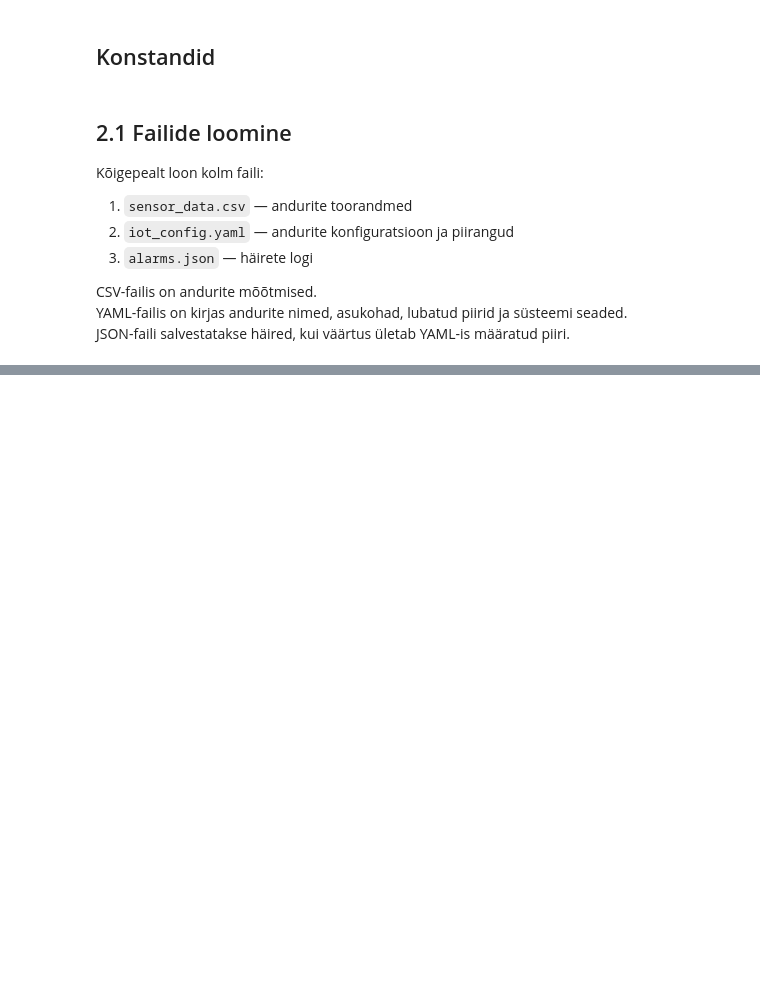
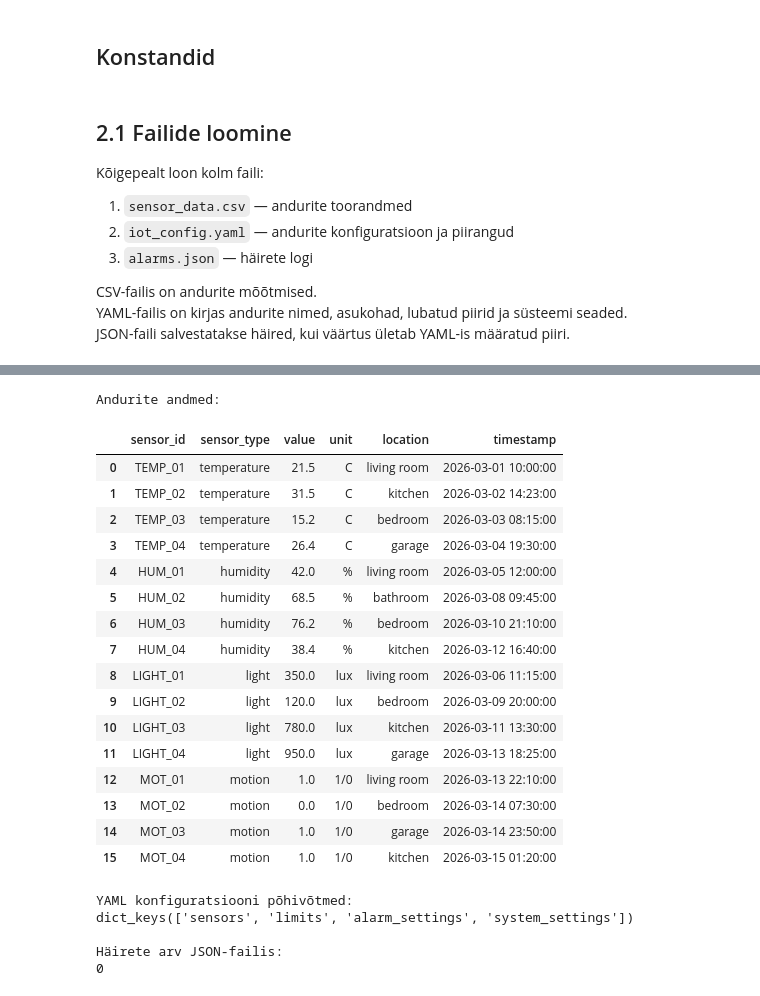
Before and after one commit to gloofys/programmeerimisealusedpython, a Jupyter notebook: programmeerimine/Task5_Brosman.ipynb, the cells around one changed output, grey strips where cells are left out. Saved outputs shown, nothing was run; the diff lists cells and outputs as text; code cells hidden in the pictures; blank space fills up the shorter version.

```diff
--- a/programmeerimine/Task5_Brosman.ipynb
+++ b/programmeerimine/Task5_Brosman.ipynb
@@ -1006,3 +1014,17 @@ sensor_rows = [
     ["MOT_03", "motion", 1, "1/0", "garage", "2026-03-14 23:50:00"],
     ["MOT_04", "motion", 1, "1/0", "kitchen", "2026-03-15 01:20:00"],
 ]
+# %%
+with SENSOR_DATA_FILE.open(mode="w", newline="", encoding="utf-8") as file:
+    writer = csv.writer(file)
+    writer.writerow([
+        "sensor_id",
+        "sensor_type",
+        "value",
+        "unit",
+        "location",
+        "timestamp",
+    ])
+    writer.writerows(sensor_rows)
+
+print(f"CSV-fail loodud: {SENSOR_DATA_FILE}")
@@ -1008,0 +1073,10 @@ sensor_rows = [
+# %%
+with IOT_CONFIG_FILE.open(mode="w", encoding="utf-8") as file:
+    yaml.dump(
+        iot_config,
+        file,
+        allow_unicode=True,
+        sort_keys=False
+    )
+
+print(f"YAML-fail loodud: {IOT_CONFIG_FILE}")
@@ -1008,0 +1085,5 @@ sensor_rows = [
+# %%
+with ALARMS_FILE.open(mode="w", encoding="utf-8") as file:
+    json.dump([], file, ensure_ascii=False, indent=4)
+
+print(f"JSON häirelogi loodud: {ALARMS_FILE}")
@@ -1008,0 +1169,38 @@ sensor_rows = [
+# %%
+sensor_data = read_sensor_data(SENSOR_DATA_FILE)
+config = read_iot_config(IOT_CONFIG_FILE)
+alarms = read_alarms(ALARMS_FILE)
+
+print("Andurite andmed:")
+display(sensor_data)
+
+print("YAML konfiguratsiooni põhivõtmed:")
+print(config.keys())
+
+print()
+print("Häirete arv JSON-failis:")
+print(len(alarms))
+# %% [output]
+Andurite andmed:
+|  | sensor_id | sensor_type | value | unit | location | timestamp |
+| 0 | TEMP_01 | temperature | 21.5 | C | living room | 2026-03-01 10:00:00 |
+| 1 | TEMP_02 | temperature | 31.5 | C | kitchen | 2026-03-02 14:23:00 |
+| 2 | TEMP_03 | temperature | 15.2 | C | bedroom | 2026-03-03 08:15:00 |
+| 3 | TEMP_04 | temperature | 26.4 | C | garage | 2026-03-04 19:30:00 |
+| 4 | HUM_01 | humidity | 42.0 | % | living room | 2026-03-05 12:00:00 |
+| 5 | HUM_02 | humidity | 68.5 | % | bathroom | 2026-03-08 09:45:00 |
+| 6 | HUM_03 | humidity | 76.2 | % | bedroom | 2026-03-10 21:10:00 |
+| 7 | HUM_04 | humidity | 38.4 | % | kitchen | 2026-03-12 16:40:00 |
+| 8 | LIGHT_01 | light | 350.0 | lux | living room | 2026-03-06 11:15:00 |
+| 9 | LIGHT_02 | light | 120.0 | lux | bedroom | 2026-03-09 20:00:00 |
+| 10 | LIGHT_03 | light | 780.0 | lux | kitchen | 2026-03-11 13:30:00 |
+| 11 | LIGHT_04 | light | 950.0 | lux | garage | 2026-03-13 18:25:00 |
+| 12 | MOT_01 | motion | 1.0 | 1/0 | living room | 2026-03-13 22:10:00 |
+| 13 | MOT_02 | motion | 0.0 | 1/0 | bedroom | 2026-03-14 07:30:00 |
+| 14 | MOT_03 | motion | 1.0 | 1/0 | garage | 2026-03-14 23:50:00 |
+| 15 | MOT_04 | motion | 1.0 | 1/0 | kitchen | 2026-03-15 01:20:00 |
+YAML konfiguratsiooni põhivõtmed:
+dict_keys(['sensors', 'limits', 'alarm_settings', 'system_settings'])
+
+Häirete arv JSON-failis:
+0
```
Also changed, not shown: parts of 34 cells of this notebook, 4 other files.
